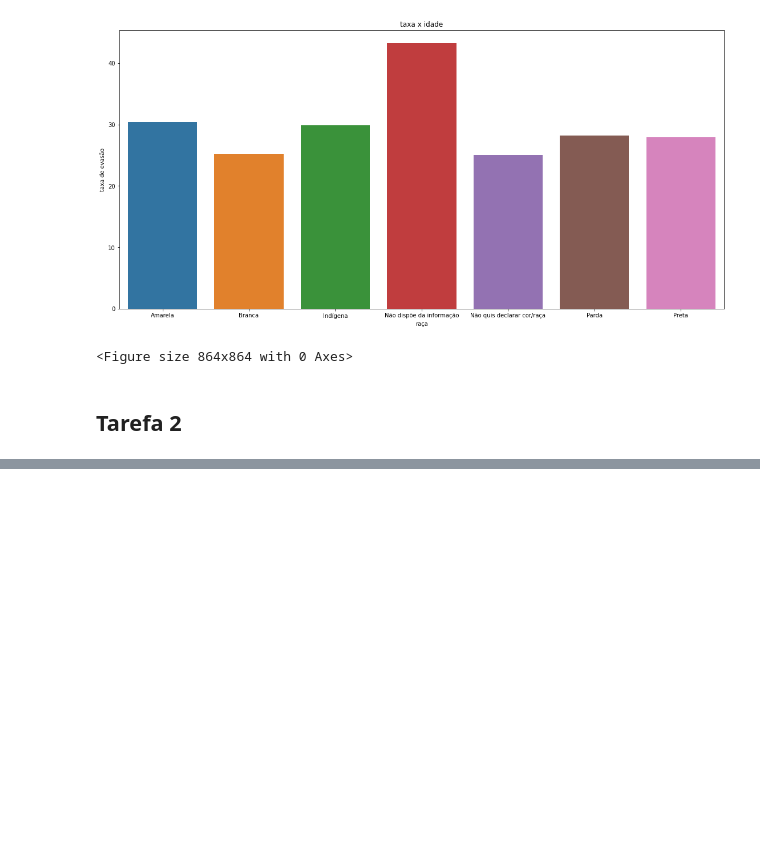
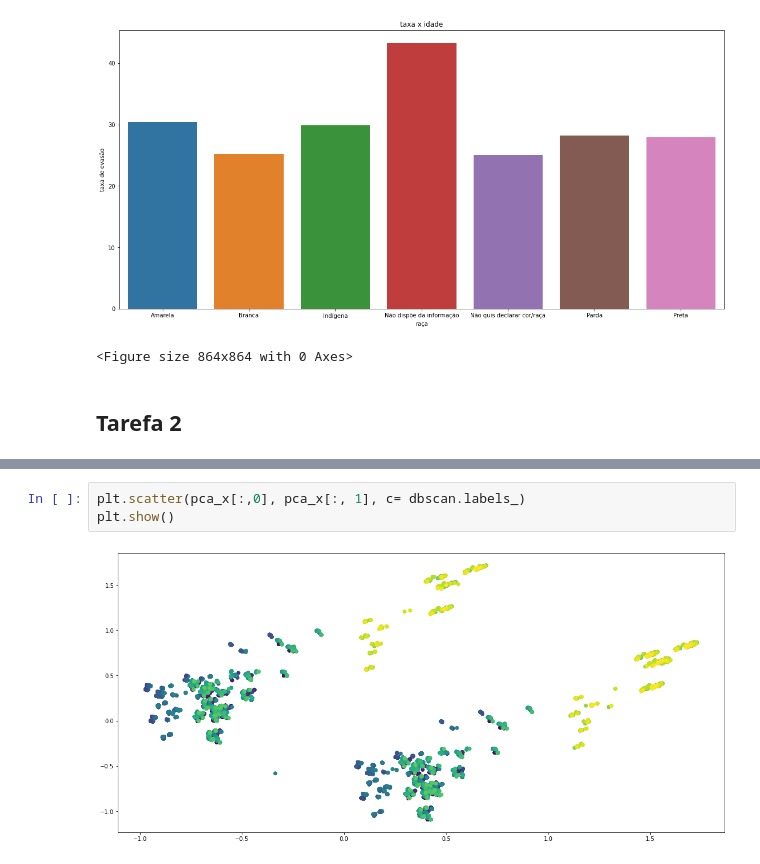
Before and after one commit to znehAC/mineracao_dados, a Jupyter notebook: main3.ipynb, the cells around one changed output, grey strips where cells are left out. Cells and saved outputs as stored; diff of their text form; blank space fills up the shorter version.

```diff
--- a/main3.ipynb
+++ b/main3.ipynb
@@ -604,0 +706,5 @@ df_2
+# %%
+plt.scatter(pca_x[:,0], pca_x[:, 1], c= dbscan.labels_)
+plt.show()
+# %% [output]
+[figure, added]
```
Also changed, not shown: parts of 22 cells of this notebook.
